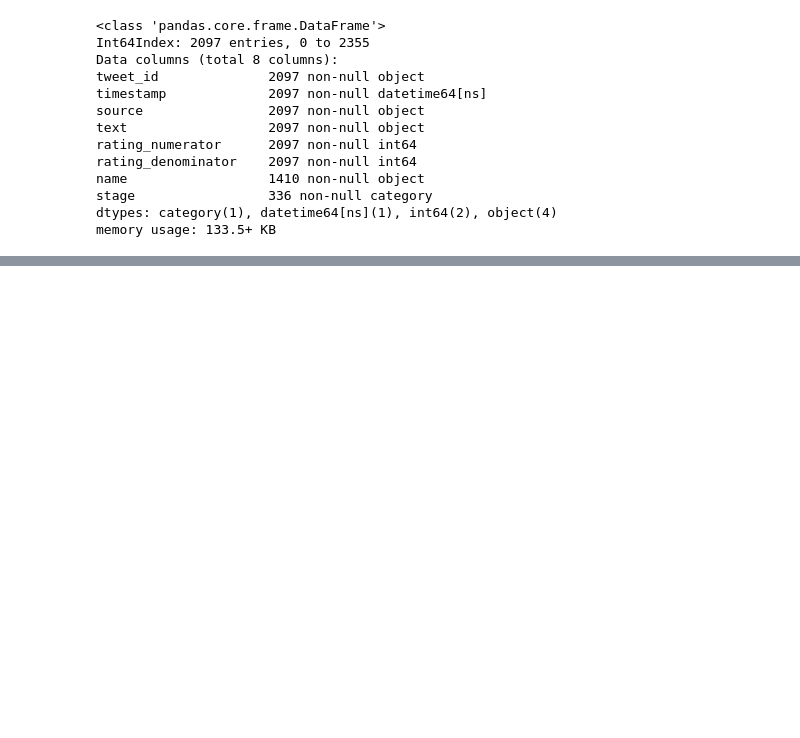
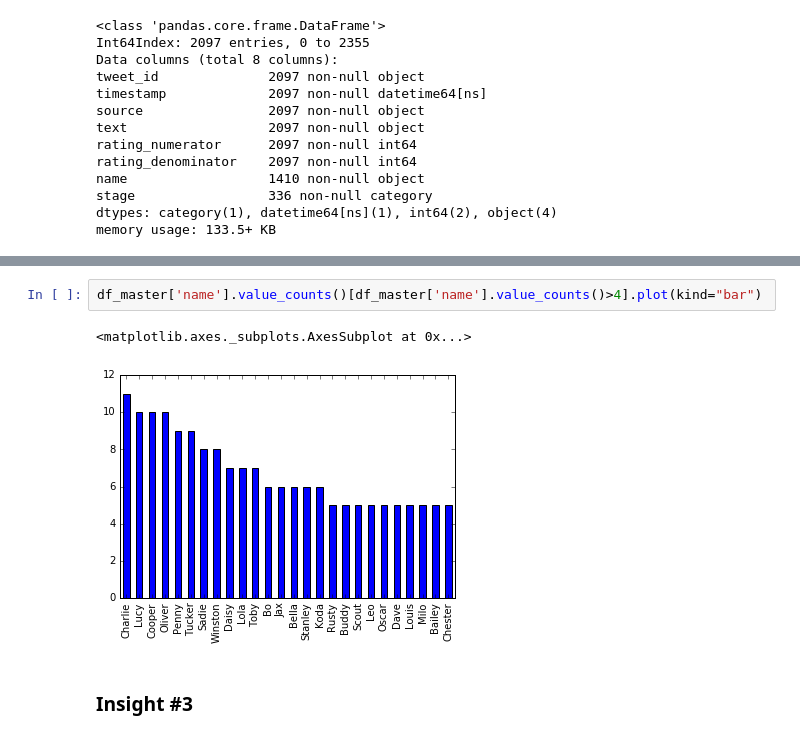
Before and after one commit to moscowjh/t2-p3-wrangle, a Jupyter notebook: wrangle_act.ipynb, the cells around one changed output, grey strips where cells are left out. Saved outputs shown, nothing was run; the diff lists cells and outputs as text; blank space fills up the shorter version.

```diff
--- a/wrangle_act.ipynb
+++ b/wrangle_act.ipynb
@@ -1224,0 +1564,7 @@ memory usage: 133.5+ KB
+# %%
+df_master['name'].value_counts()[df_master['name'].value_counts()>4].plot(kind="bar")
+# %% [output]
+<matplotlib.axes._subplots.AxesSubplot at 0x...>
+[figure, added]
+# %% [markdown]
+### Insight #3
```
Also changed, not shown: parts of 56 cells of this notebook, 1 other file.
